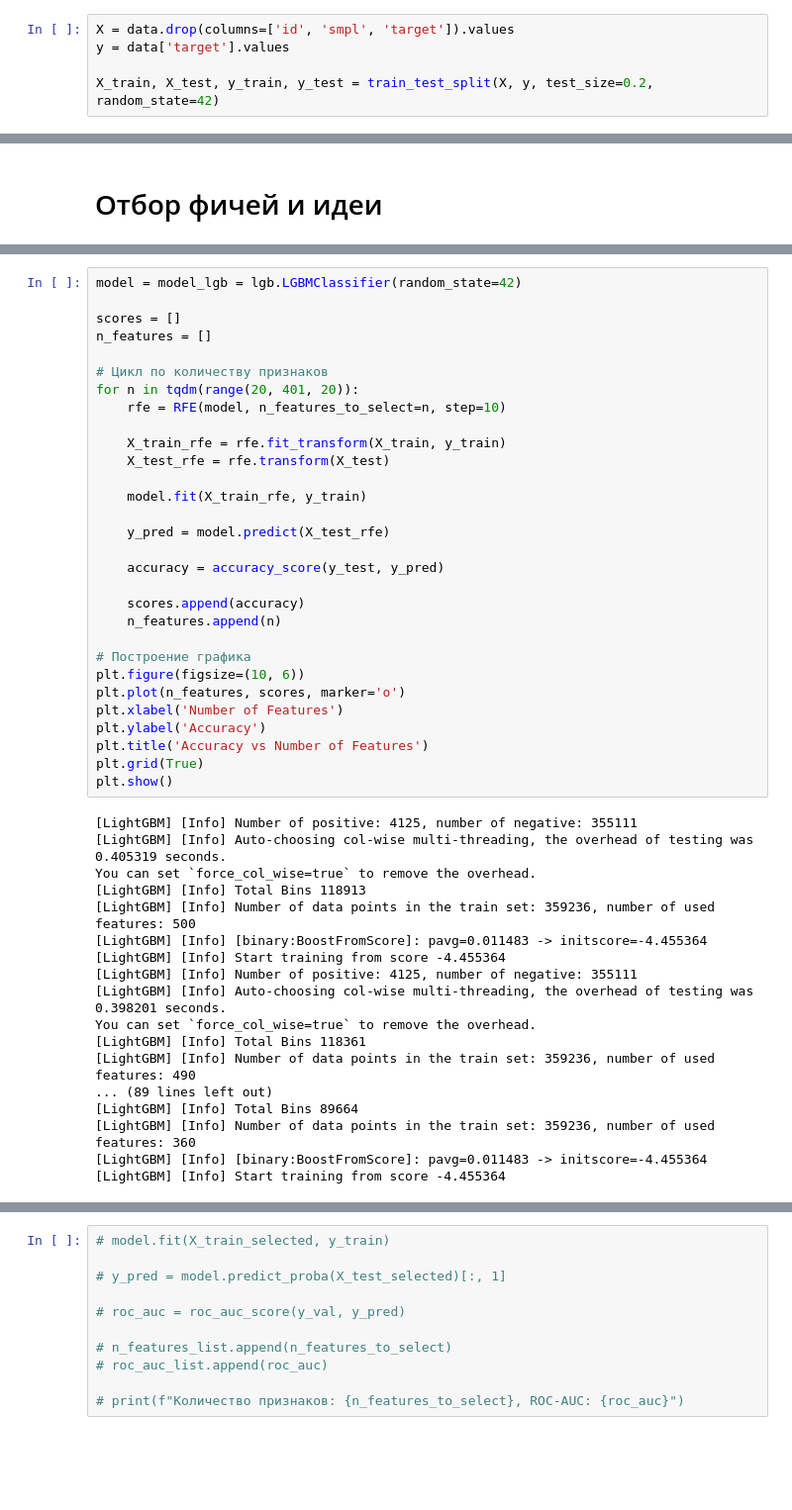
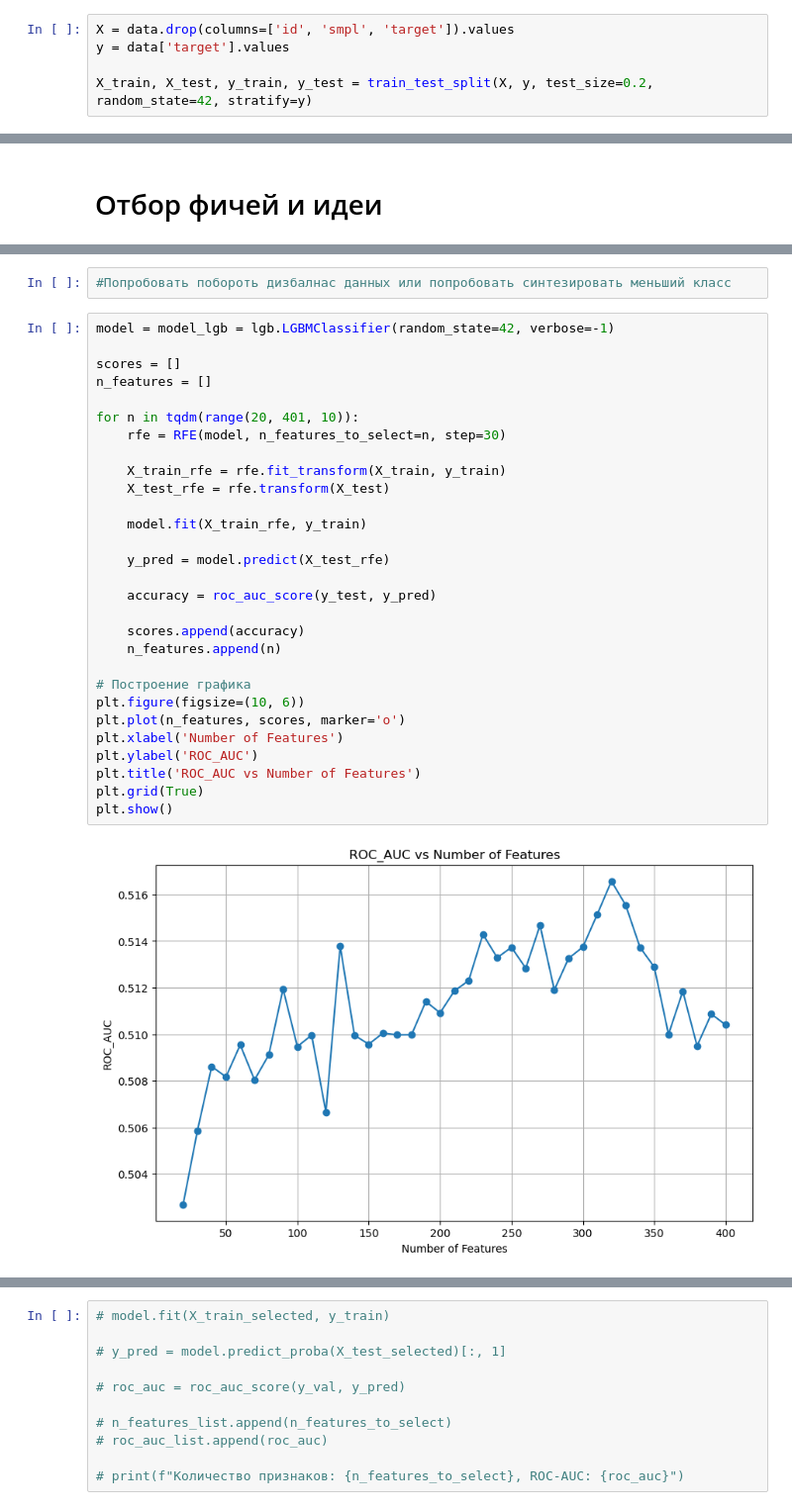
Before and after one commit to akayooo/AlphaHack, a Jupyter notebook: DataEnginering.ipynb, the cells around one changed output, grey strips where cells are left out. Shown: that part at 99% size. Drawn from its saved outputs; the diff is of its cells as text; blank space fills up the shorter version.

```diff
--- a/DataEnginering.ipynb
+++ b/DataEnginering.ipynb
@@ -41,7 +31,7 @@ data
 X = data.drop(columns=['id', 'smpl', 'target']).values
 y = data['target'].values
 
-X_train, X_test, y_train, y_test = train_test_split(X, y, test_size=0.2, random_state=42)
+X_train, X_test, y_train, y_test = train_test_split(X, y, test_size=0.2, random_state=42, stratify=y)
 # %% [markdown]
 # Функции для препарейшна и идеи
 # %%
@@ -156,48 +154,33 @@ print(features.head())
+# %%
+#Попробовать побороть дизбалнас данных или попробовать синтезировать меньший класс
 # %%
-model = model_lgb = lgb.LGBMClassifier(random_state=42)
+model = model_lgb = lgb.LGBMClassifier(random_state=42, verbose=-1)
 
 scores = []
 n_features = []
 
-# Цикл по количеству признаков
-for n in tqdm(range(20, 401, 20)):
-    rfe = RFE(model, n_features_to_select=n, step=10)
+for n in tqdm(range(20, 401, 10)):
+    rfe = RFE(model, n_features_to_select=n, step=30)
 
     X_train_rfe = rfe.fit_transform(X_train, y_train)
     X_test_rfe = rfe.transform(X_test)
 
     model.fit(X_train_rfe, y_train)
 
     y_pred = model.predict(X_test_rfe)
 
-    accuracy = accuracy_score(y_test, y_pred)
+    accuracy = roc_auc_score(y_test, y_pred)
 
     scores.append(accuracy)
     n_features.append(n)
 
 # Построение графика
 plt.figure(figsize=(10, 6))
 plt.plot(n_features, scores, marker='o')
 plt.xlabel('Number of Features')
-plt.ylabel('Accuracy')
-plt.title('Accuracy vs Number of Features')
+plt.ylabel('ROC_AUC')
+plt.title('ROC_AUC vs Number of Features')
 plt.grid(True)
 plt.show()
 # %% [output]
-[LightGBM] [Info] Number of positive: 4125, number of negative: 355111
-[LightGBM] [Info] Auto-choosing col-wise multi-threading, the overhead of testing was 0.405319 seconds.
-You can set `force_col_wise=true` to remove the overhead.
-[LightGBM] [Info] Total Bins 118913
-[LightGBM] [Info] Number of data points in the train set: 359236, number of used features: 500
-[LightGBM] [Info] [binary:BoostFromScore]: pavg=0.011483 -> initscore=-4.455364
-[LightGBM] [Info] Start training from score -4.455364
-[LightGBM] [Info] Number of positive: 4125, number of negative: 355111
-[LightGBM] [Info] Auto-choosing col-wise multi-threading, the overhead of testing was 0.398201 seconds.
-You can set `force_col_wise=true` to remove the overhead.
-[LightGBM] [Info] Total Bins 118361
-[LightGBM] [Info] Number of data points in the train set: 359236, number of used features: 490
-... (89 lines left out)
-[LightGBM] [Info] Total Bins 89664
-[LightGBM] [Info] Number of data points in the train set: 359236, number of used features: 360
-[LightGBM] [Info] [binary:BoostFromScore]: pavg=0.011483 -> initscore=-4.455364
-[LightGBM] [Info] Start training from score -4.455364
+[figure, added]
```
Also changed, not shown: parts of 20 cells of this notebook, 1 other file.
